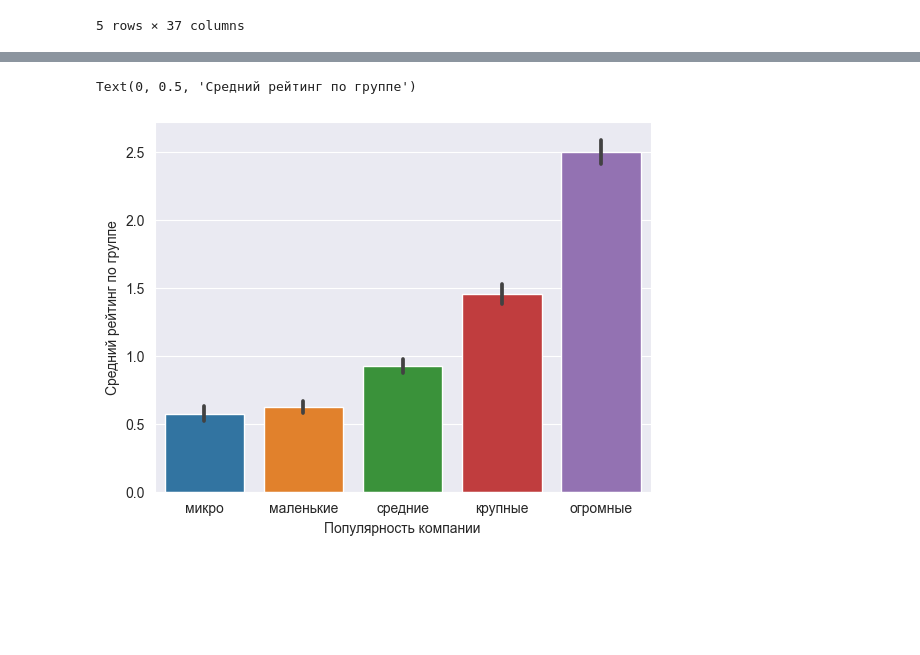
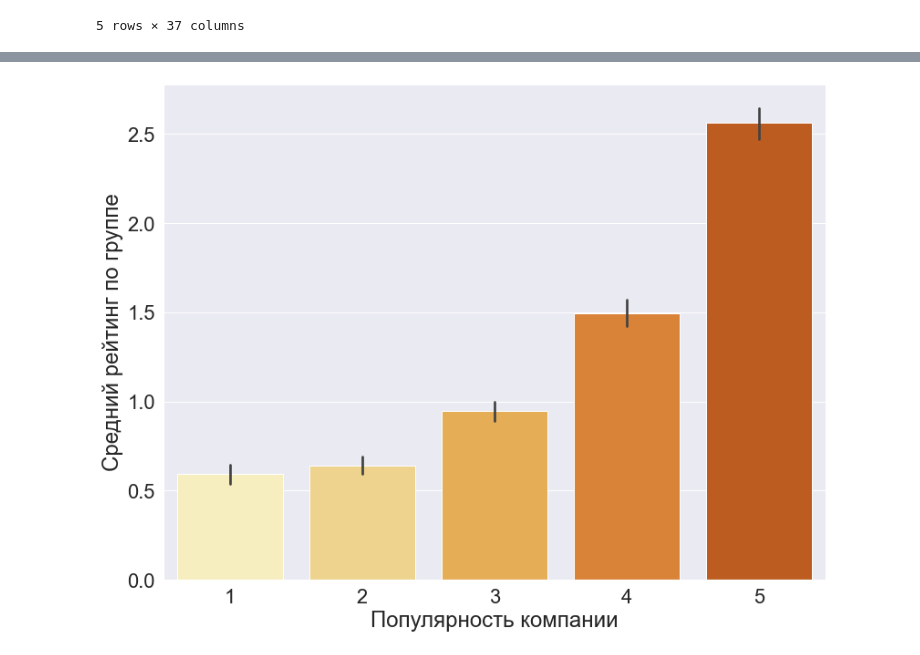
Before and after one commit to D1ffic00lt/dano-olympiad-final-stage, a Jupyter notebook: v.arkh/scoring_and_graphs.ipynb, the cells around one changed output, grey strips where cells are left out. Cells and saved outputs as stored; diff of their text form; code cells hidden in the pictures; blank space fills up the shorter version.

```diff
--- a/v.arkh/scoring_and_graphs.ipynb
+++ b/v.arkh/scoring_and_graphs.ipynb
@@ -4,6 +4,6 @@ from matplotlib import pyplot as plt
 import seaborn as sns
 import numpy as np
 # %%
-df = pd.read_csv('clean_data.csv')
-df
+df = pd.read_csv('../data/data_all_clear.csv')
+df.sample(5)
 # %% [output]
@@ -36,7 +25,8 @@ rating_count_columns = [
     "ratings_cnt_ya"
 ]
 reviews_count_columns = [
-    "reviews_cnt_ya",
+    "ratings_cnt_ya",
+    #"reviews_cnt_ya",
     "reviews_cnt_yell",
     "reviews_cnt_avito",
     "reviews_cnt_2gis",
@@ -243,0 +183,14 @@ sns.barplot(x=df2.popularity, y=df2.mean_rating)
+# %%
+plt.figure(figsize=(13, 10))
+sns.set(font_scale=2)
+ax = sns.countplot(x=frauds.popularity, palette=sns.color_palette("YlOrBr"))
+ax.set_xticklabels([1, 2, 3, 4, 5])
+plt.xlabel("Популярность компании")
+plt.ylabel("Количество мошенников в группе")
+for p in ax.patches:
+    percentage = '{:.1f}%'.format(100 * p.get_height()/frauds.shape[0])
+    x = p.get_x() + p.get_width()
+    y = p.get_height()
+    ax.annotate(percentage, (x-0.4, y + 10), ha='center')
+plt.savefig("../figures/perc_rew_cnt.png", dpi=200, )
+plt.show()
@@ -244,10 +199,12 @@ sns.barplot(x=df2.popularity, y=df2.mean_rating)
 # %%
-
-ax = sns.barplot(x=df.popularity, y=df.mean_rating)
-ax.set_xticklabels(['микро', "маленькие", "средние", "крупные", "огромные"])
-# ax.set_yticklabels(np.arange(0, 5, 0.5))
+plt.figure(figsize=(13, 10))
+sns.set (font_scale=2)
+ax = sns.barplot(x=df.popularity, y=df.mean_rating, palette=sns.color_palette("YlOrBr"))
+ax.set_xticklabels([1, 2, 3, 4, 5])
+# h, l = ax.get_legend_handles_labels()
 plt.xlabel("Популярность компании")
 plt.ylabel("Средний рейтинг по группе")
+plt.savefig("../figures/mean_rating_by_group.png", dpi=200)
+plt.show()
 # %% [output]
-Text(0, 0.5, 'Средний рейтинг по группе')
-[figure, old version]
+[figure, new version]
```
Also changed, not shown: parts of 20 cells of this notebook, 9 other files.
